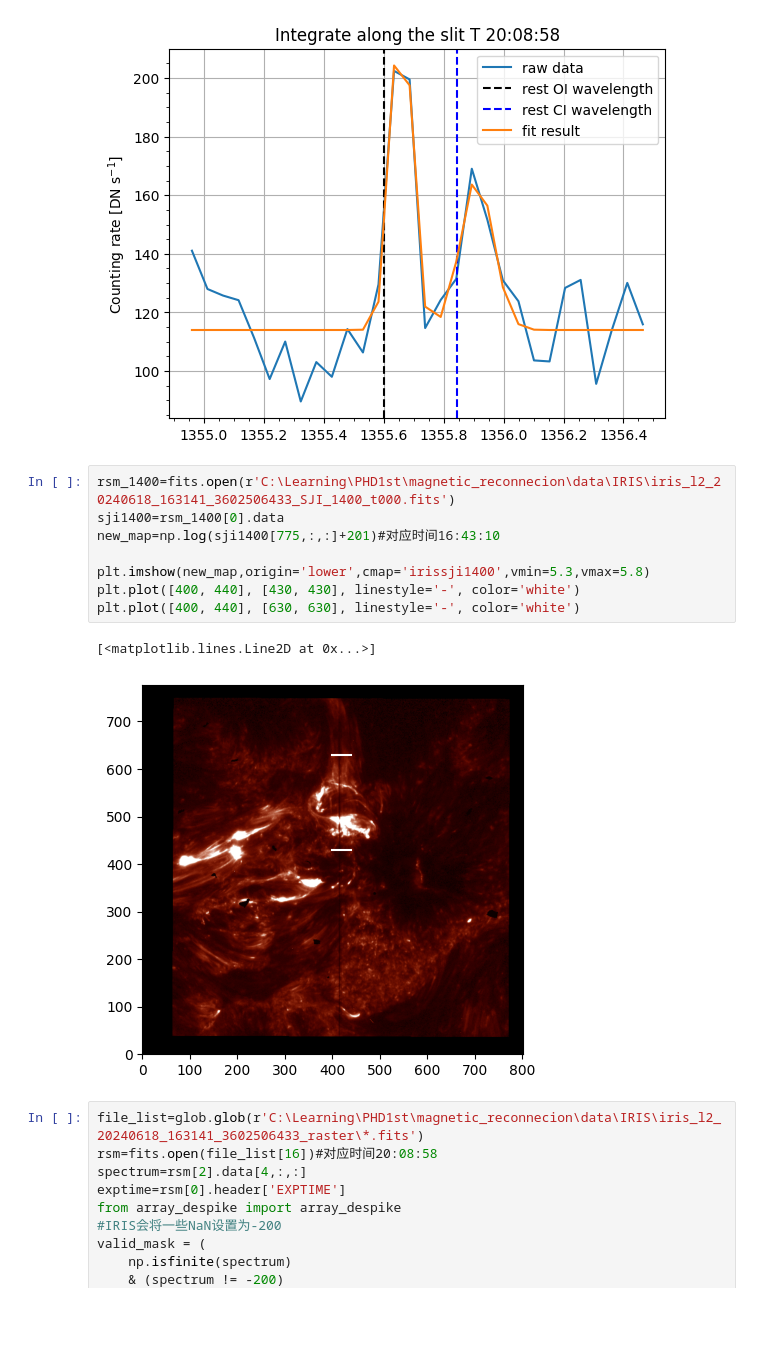
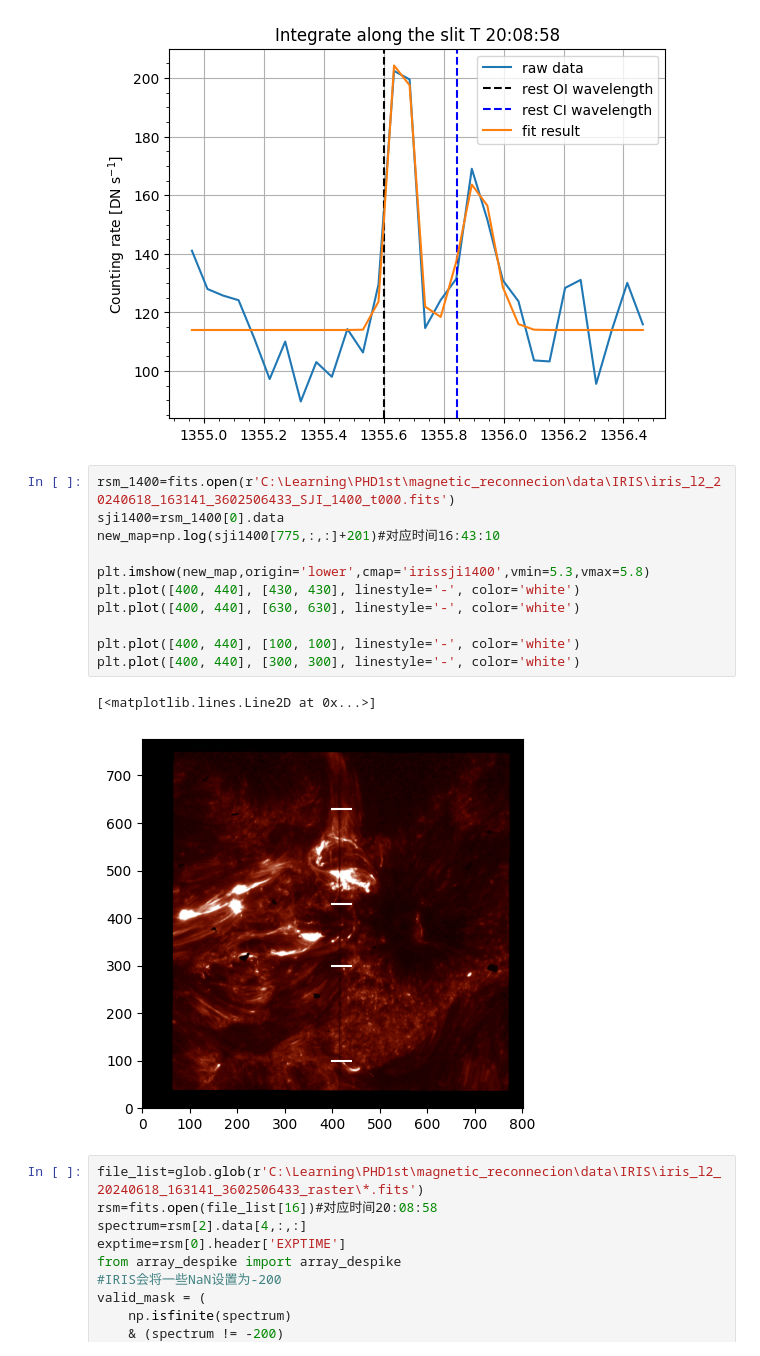
Before and after one commit to xiaosjh/reconnection, a Jupyter notebook: iris_analysis6.ipynb, the cells around one changed output. Cells and saved outputs as stored; diff of their text form; blank space fills up the shorter version.

```diff
--- a/iris_analysis6.ipynb
+++ b/iris_analysis6.ipynb
@@ -200,14 +209,17 @@ dark pass 1: replaced 0 pixels
 # %%
 rsm_1400=fits.open(r'C:\Learning\PHD1st\magnetic_reconnecion\data\IRIS\iris_l2_20240618_163141_3602506433_SJI_1400_t000.fits')
 sji1400=rsm_1400[0].data
 new_map=np.log(sji1400[775,:,:]+201)#对应时间16:43:10
 
 plt.imshow(new_map,origin='lower',cmap='irissji1400',vmin=5.3,vmax=5.8)
 plt.plot([400, 440], [430, 430], linestyle='-', color='white')
 plt.plot([400, 440], [630, 630], linestyle='-', color='white')
+
+plt.plot([400, 440], [100, 100], linestyle='-', color='white')
+plt.plot([400, 440], [300, 300], linestyle='-', color='white')
 # %% [output]
 [<matplotlib.lines.Line2D at 0x...>]
-[figure, old version]
+[figure, new version]
 # %%
 file_list=glob.glob(r'C:\Learning\PHD1st\magnetic_reconnecion\data\IRIS\iris_l2_20240618_163141_3602506433_raster\*.fits')
 rsm=fits.open(file_list[16])#对应时间20:08:58
```
Also changed, not shown: parts of 1 cell of this notebook, 11 other files.
